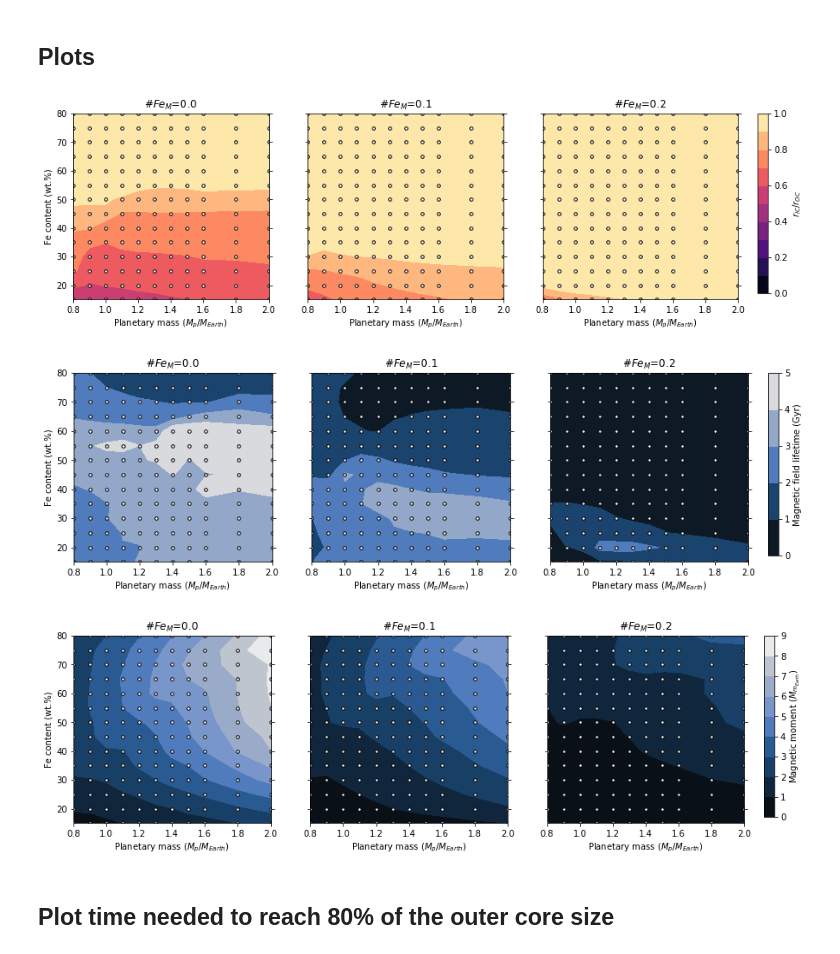
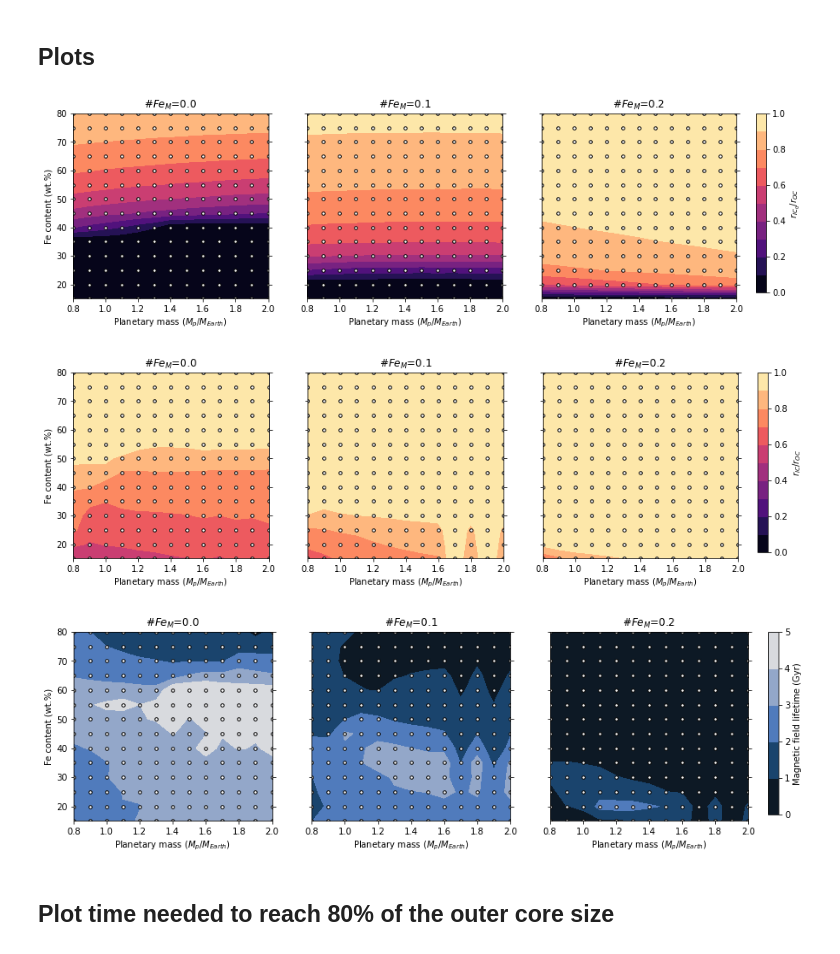
Before and after one commit to irenebonati/exo-cores, a Jupyter notebook: Planets_Evolution.ipynb, the cells around one changed output. Cells and saved outputs as stored; diff of their text form; code cells hidden in the pictures.

Commit message:
Added 1.7 and 1.9 masses

```diff
--- a/Planets_Evolution.ipynb
+++ b/Planets_Evolution.ipynb
@@ -95,7 +94,7 @@ plt.show()
 # %% [markdown]
 ## Run cases for all Mp, all XFe, and a set amount of FeM (LE=0)
 # %%
-Masses = [0.8, 0.9, 1.0, 1.1, 1.2, 1.3, 1.4, 1.5, 1.6, 1.8, 2.]
+Masses = [0.8, 0.9, 1.0, 1.1, 1.2, 1.3, 1.4, 1.5, 1.6,1.7, 1.8,1.9, 2.]
 Fe = [15,20,25,30,35,40,45,50,55,60,65,70,75,80]
 Fe_mantle = [0.00,10.,20.]
 S = 0.0
@@ -158,7 +157,6 @@ levels_S = np.logspace(0,2,22)
 levels_S = np.linspace(0,45,6)
 levels_rIC08 = np.linspace(0,5,6)
 levels_MFstr = np.linspace(0,9,10)
-print (levels_MFstr)
 size = 13
 
 def plot_contourf(X,Y,arr,Masses,Fe,Fe_mantle,levels,plots_folder,colormap=plt.cm.magma,clabel="ICB radius (km)",figname="r_IC_FeM.pdf"):
@@ -174,8 +172,8 @@ def plot_contourf(X,Y,arr,Masses,Fe,Fe_mantle,levels,plots_folder,colormap=plt.c
             ax[i].set_ylabel("")
         else:
             ax[i].set_ylabel("Fe content (wt.%)")
-        #ax[i].set_title('#$Fe_M$={}'.format(Fe_mantle[i]*1e-2))
-        ax[i].set_title('LE={}%'.format(Fe_mantle[i]*1e2))
+        ax[i].set_title('#$Fe_M$={}'.format(Fe_mantle[i]*1e-2))
+        #ax[i].set_title('LE={}%'.format(Fe_mantle[i]*1e2))
         ax[i].yaxis.set_ticks_position('both')
         ax[i].set_xlabel("Planetary mass ($M_{p}/M_{Earth}$)")
         ax[i].set_xlim([0.8,2.0])
@@ -272,20 +270,20 @@ def plot_evolution(nplot,Masses,Fe,arr,yl,figsize=[10,4],leg=(0.98, 0.98),yltop=
 ## Plots
 # %%
 #plot_contourf(M,F,r_IC_beginning,Masses,Fe,Fe_mantle,levels_rIC,plots_folder,colormap=plt.cm.magma,clabel="ICB radius (km)",figname="r_IC0_FeM.pdf")
-#plot_contourf(M,F,r_IC_beginning/r_OC,Masses,Fe,Fe_mantle,levels_ICMF,plots_folder,colormap=plt.cm.magma,clabel="$r_{IC_{0}}$/$r_{OC}$",figname="ICMF0_FeM.pdf")
+plot_contourf(M,F,r_IC_beginning/r_OC,Masses,Fe,Fe_mantle,levels_ICMF,plots_folder,colormap=plt.cm.magma,clabel="$r_{IC_{0}}$/$r_{OC}$",figname="ICMF0_FeM.pdf")
 
 #plot_contourf(M,F,r_IC_end,Masses,Fe,Fe_mantle,levels_rIC,plots_folder,colormap=plt.cm.magma,clabel="ICB radius (km)",figname="r_IC_FeM.pdf")
 plot_contourf(M,F,r_IC_end/r_OC,Masses,Fe,Fe_mantle,levels_ICMF,plots_folder,colormap=plt.cm.magma,clabel="$r_{IC}$/$r_{OC}$",figname="ICMF_FeM.pdf")
 
-plot_contourf(M,F,MF_lifetime,Masses,Fe,Fe_mantle,levels_MF,plots_folder,colormap=oslo,clabel="Magnetic field lifetime (Gyr)",figname="MF_lifetime_FeM_newrho.pdf")
+plot_contourf(M,F,MF_lifetime,Masses,Fe,Fe_mantle,levels_MF,plots_folder,colormap=oslo,clabel="Magnetic field lifetime (Gyr)",figname="MF_lifetime_FeM.pdf")
 
 #plot_contourf(M,F,tIC_80,Masses,Fe,Fe_mantle,levels_rIC08,plots_folder,colormap=oslo,clabel="Time to reach 80% OC (Gyr)",figname="t80_FeM.pdf")
 
-plot_contourf(M,F,MF_strength,Masses,Fe,Fe_mantle,levels_MFstr,plots_folder,colormap=oslo,clabel="Magnetic moment ($M_{m_{Earth}}$)",figname="MM_newrho.pdf")
+#plot_contourf(M,F,MF_strength,Masses,Fe,Fe_mantle,levels_MFstr,plots_folder,colormap=oslo,clabel="Magnetic moment ($M_{m_{Earth}}$)",figname="MM.pdf")
 # %% [output]
-[figure, old version]
+[figure, new version]
-[figure, old version]
+[figure, new version]
-[figure, old version]
+[figure, new version]
 # %% [markdown]
 ## Plot time needed to reach 80% of the outer core size
 # %%
```
Also changed, not shown: parts of 3 cells of this notebook, 4 other files.
